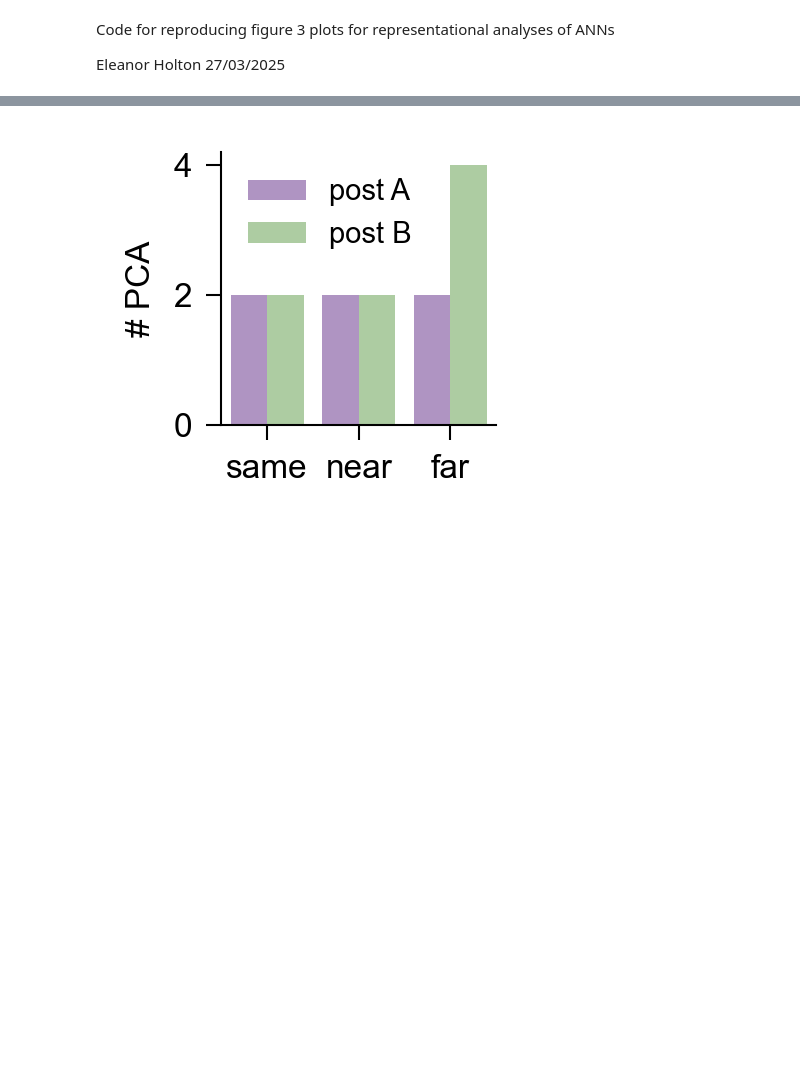
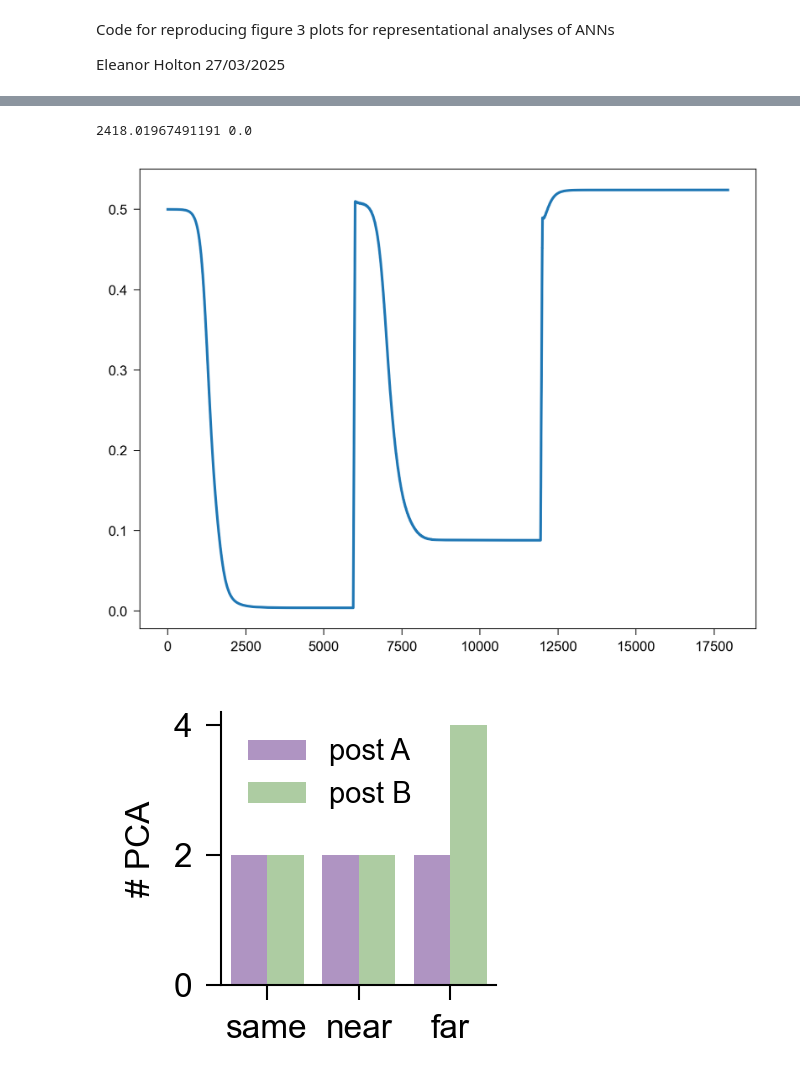
Before and after one commit to jczimm/transfer-interference, a Jupyter notebook: notebooks/figure3_anns.ipynb, the cells around one changed output, grey strips where cells are left out. Drawn from its saved outputs; the diff is of its cells as text; code cells hidden in the pictures; blank space fills up the shorter version.

```diff
--- a/notebooks/figure3_anns.ipynb
+++ b/notebooks/figure3_anns.ipynb
@@ -130,3 +168,18 @@ for schedule, fig_idx in zip(['same', 'near', 'far'],['B','C','D']):
+# %%
+# an AUC analysis
+
+loss_smooth = {
+    label: rolling_average(results[label]['mean'], window_size=60) # to synchronize with the length of an epoch (see figure_utils.plot_loss_curves using n_epochs * 6 * 10)
+    for label in results
+}
+ref_val = np.max(loss_smooth['near'][12000:])
+
+learn_auc = np.trapezoid(-loss_smooth['near'][:6000][loss_smooth['near'][:6000] <= ref_val] + ref_val)
+transfer_auc = np.trapezoid(loss_smooth['near'][6000:12000][loss_smooth['near'][6000:12000] >= ref_val] - ref_val)
+print(learn_auc, transfer_auc)
+# %% [output]
+2418.01967491191 0.0
+[figure, added]
 # %%
 # Compute PCA components
 agg_df_long = ann.compute_pca_components(ann_data)
```
Also changed, not shown: parts of 3 cells of this notebook, 23 other files.
